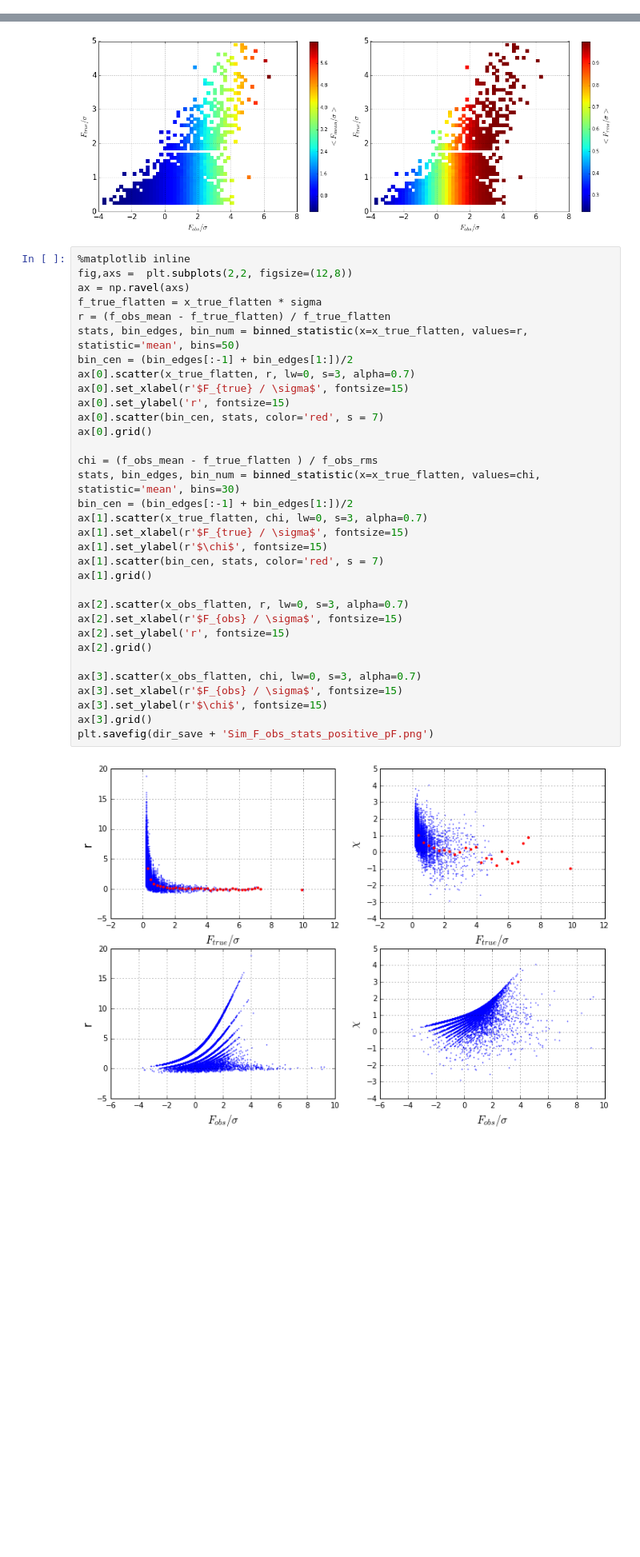
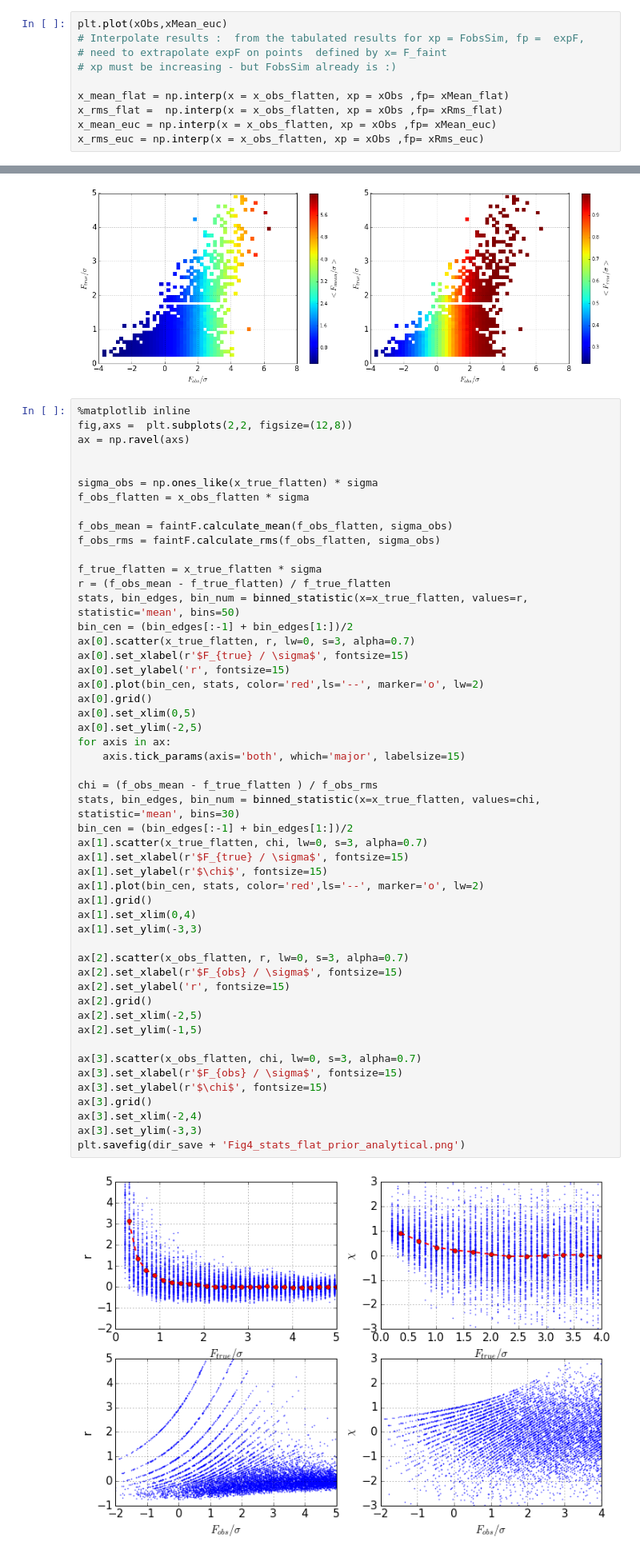
Before and after one commit to suberlak/S82analysis, a Jupyter notebook: code/iPTF_poster_plots_ver2.ipynb, the cells around one changed output, grey strips where cells are left out. Shown at 80% size. Cells and saved outputs as stored; diff of their text form; blank space fills up the shorter version.

```diff
--- a/code/iPTF_poster_plots_ver2.ipynb
+++ b/code/iPTF_poster_plots_ver2.ipynb
@@ -614,0 +574,10 @@ f_obs_rms = faintF.calculate_rms(f_obs, sigma_obs)
+# %%
+plt.plot(xObs,xMean_euc)
+# Interpolate results :  from the tabulated results for xp = FobsSim, fp =  expF,
+# need to extrapolate expF on points  defined by x= F_faint
+# xp must be increasing - but FobsSim already is :)
+
+x_mean_flat = np.interp(x = x_obs_flatten, xp = xObs ,fp= xMean_flat)
+x_rms_flat =  np.interp(x = x_obs_flatten, xp = xObs ,fp= xRms_flat)
+x_mean_euc = np.interp(x = x_obs_flatten, xp = xObs ,fp= xMean_euc)
+x_rms_euc = np.interp(x = x_obs_flatten, xp = xObs ,fp= xRms_euc)
@@ -679,37 +772,55 @@ plt.savefig(dir_save+'Sim_x_true_x_obs_2D_hist_rms_mean.png')
 %matplotlib inline
 fig,axs =  plt.subplots(2,2, figsize=(12,8))
 ax = np.ravel(axs)
+
+
+sigma_obs = np.ones_like(x_true_flatten) * sigma
+f_obs_flatten = x_obs_flatten * sigma
+
+f_obs_mean = faintF.calculate_mean(f_obs_flatten, sigma_obs)
+f_obs_rms = faintF.calculate_rms(f_obs_flatten, sigma_obs)
+
 f_true_flatten = x_true_flatten * sigma
 r = (f_obs_mean - f_true_flatten) / f_true_flatten
 stats, bin_edges, bin_num = binned_statistic(x=x_true_flatten, values=r, statistic='mean', bins=50)
 bin_cen = (bin_edges[:-1] + bin_edges[1:])/2
 ax[0].scatter(x_true_flatten, r, lw=0, s=3, alpha=0.7)
 ax[0].set_xlabel(r'$F_{true} / \sigma$', fontsize=15)
 ax[0].set_ylabel('r', fontsize=15)
-ax[0].scatter(bin_cen, stats, color='red', s = 7)
+ax[0].plot(bin_cen, stats, color='red',ls='--', marker='o', lw=2)
 ax[0].grid()
+ax[0].set_xlim(0,5)
+ax[0].set_ylim(-2,5)
+for axis in ax:
+    axis.tick_params(axis='both', which='major', labelsize=15)
 
 chi = (f_obs_mean - f_true_flatten ) / f_obs_rms
 stats, bin_edges, bin_num = binned_statistic(x=x_true_flatten, values=chi, statistic='mean', bins=30)
 bin_cen = (bin_edges[:-1] + bin_edges[1:])/2
 ax[1].scatter(x_true_flatten, chi, lw=0, s=3, alpha=0.7)
 ax[1].set_xlabel(r'$F_{true} / \sigma$', fontsize=15)
 ax[1].set_ylabel(r'$\chi$', fontsize=15)
-ax[1].scatter(bin_cen, stats, color='red', s = 7)
+ax[1].plot(bin_cen, stats, color='red',ls='--', marker='o', lw=2)
 ax[1].grid()
+ax[1].set_xlim(0,4)
+ax[1].set_ylim(-3,3)
 
 ax[2].scatter(x_obs_flatten, r, lw=0, s=3, alpha=0.7)
 ax[2].set_xlabel(r'$F_{obs} / \sigma$', fontsize=15)
 ax[2].set_ylabel('r', fontsize=15)
 ax[2].grid()
+ax[2].set_xlim(-2,5)
+ax[2].set_ylim(-1,5)
 
 ax[3].scatter(x_obs_flatten, chi, lw=0, s=3, alpha=0.7)
 ax[3].set_xlabel(r'$F_{obs} / \sigma$', fontsize=15)
 ax[3].set_ylabel(r'$\chi$', fontsize=15)
 ax[3].grid()
-plt.savefig(dir_save + 'Sim_F_obs_stats_positive_pF.png')
+ax[3].set_xlim(-2,4)
+ax[3].set_ylim(-3,3)
+plt.savefig(dir_save + 'Fig4_stats_flat_prior_analytical.png')
 # %% [output]
-[figure, old version]
+[figure, new version]
 # %%
 from scipy.stats import norm
 
```
Also changed, not shown: parts of 16 cells of this notebook.
